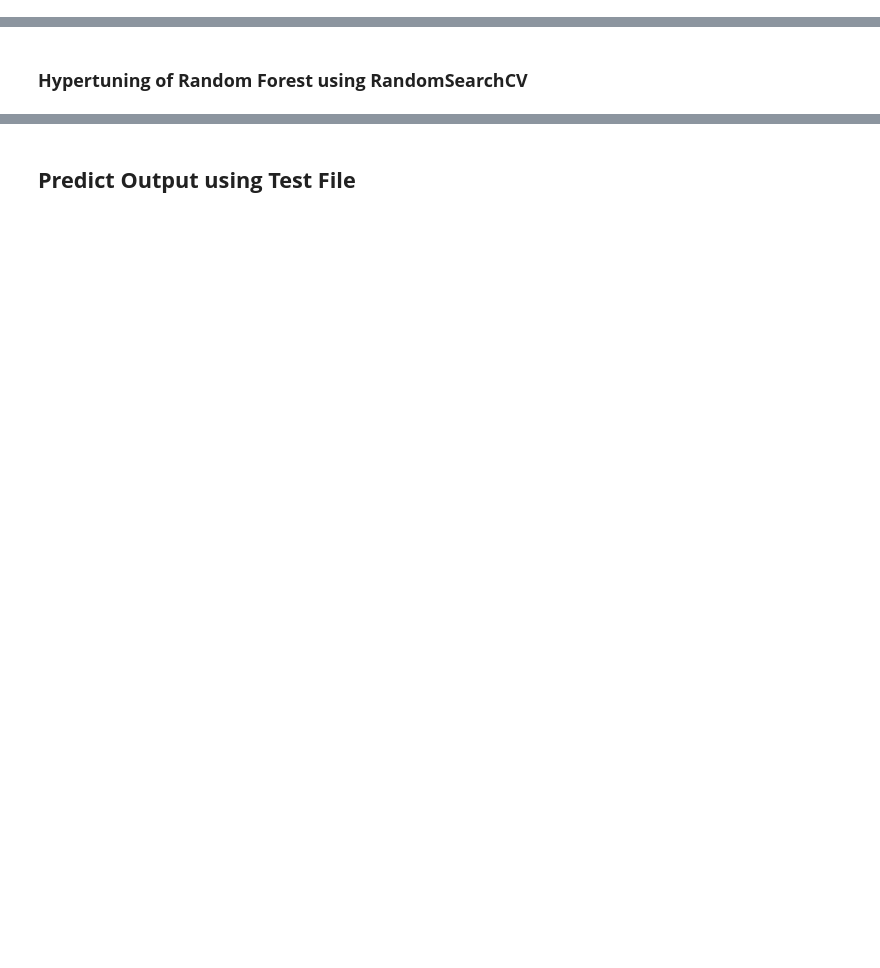
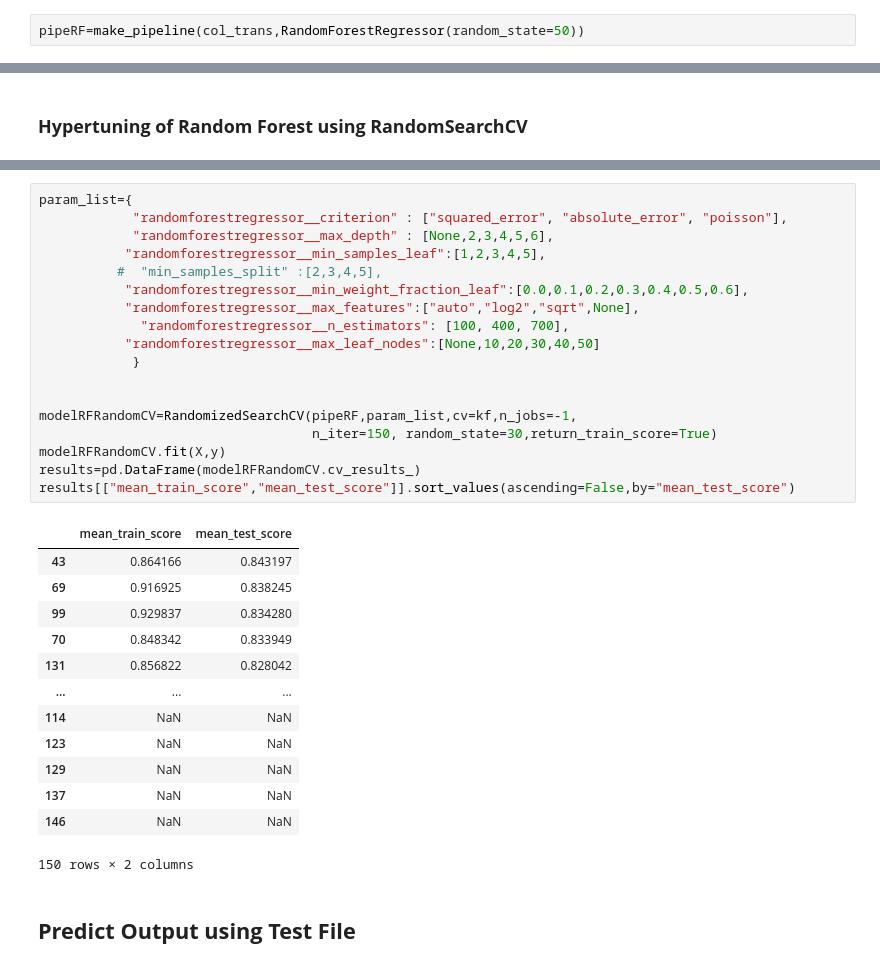
Before and after one commit to anujapande2001/PracticeProjects, a Jupyter notebook: MedicalCostPrediction.ipynb, the cells around one changed output, grey strips where cells are left out. Drawn from its saved outputs; the diff is of its cells as text; blank space fills up the shorter version.

```diff
--- a/MedicalCostPrediction.ipynb
+++ b/MedicalCostPrediction.ipynb
@@ -460,0 +393,2 @@ Adjusted R2 score for test set using Random Forest Regressor is 0.81280960526181
+# %%
+pipeRF=make_pipeline(col_trans,RandomForestRegressor(random_state=50))
@@ -510,3 +409,35 @@ Adjusted R2 score for test set using Random Forest Regressor and tuning with Ran
+# %%
+param_list={
+            "randomforestregressor__criterion" : ["squared_error", "absolute_error", "poisson"],
+            "randomforestregressor__max_depth" : [None,2,3,4,5,6],
+           "randomforestregressor__min_samples_leaf":[1,2,3,4,5],
+          #  "min_samples_split" :[2,3,4,5],
+           "randomforestregressor__min_weight_fraction_leaf":[0.0,0.1,0.2,0.3,0.4,0.5,0.6],
+           "randomforestregressor__max_features":["auto","log2","sqrt",None],
+             "randomforestregressor__n_estimators": [100, 400, 700],
+           "randomforestregressor__max_leaf_nodes":[None,10,20,30,40,50]
+            }
+
+
+modelRFRandomCV=RandomizedSearchCV(pipeRF,param_list,cv=kf,n_jobs=-1,
+                                   n_iter=150, random_state=30,return_train_score=True)
+modelRFRandomCV.fit(X,y)
+results=pd.DataFrame(modelRFRandomCV.cv_results_)
+results[["mean_train_score","mean_test_score"]].sort_values(ascending=False,by="mean_test_score")
+# %% [output]
+|  | mean_train_score | mean_test_score |
+| 43 | 0.864166 | 0.843197 |
+| 69 | 0.916925 | 0.838245 |
+| 99 | 0.929837 | 0.834280 |
+| 70 | 0.848342 | 0.833949 |
+| 131 | 0.856822 | 0.828042 |
+| ... | ... | ... |
+| 114 | NaN | NaN |
+| 123 | NaN | NaN |
+| 129 | NaN | NaN |
+| 137 | NaN | NaN |
+| 146 | NaN | NaN |
+150 rows × 2 columns
 # %% [markdown]
 ## **Predict Output using Test File**
 # %%
```
Also changed, not shown: parts of 60 cells of this notebook.
